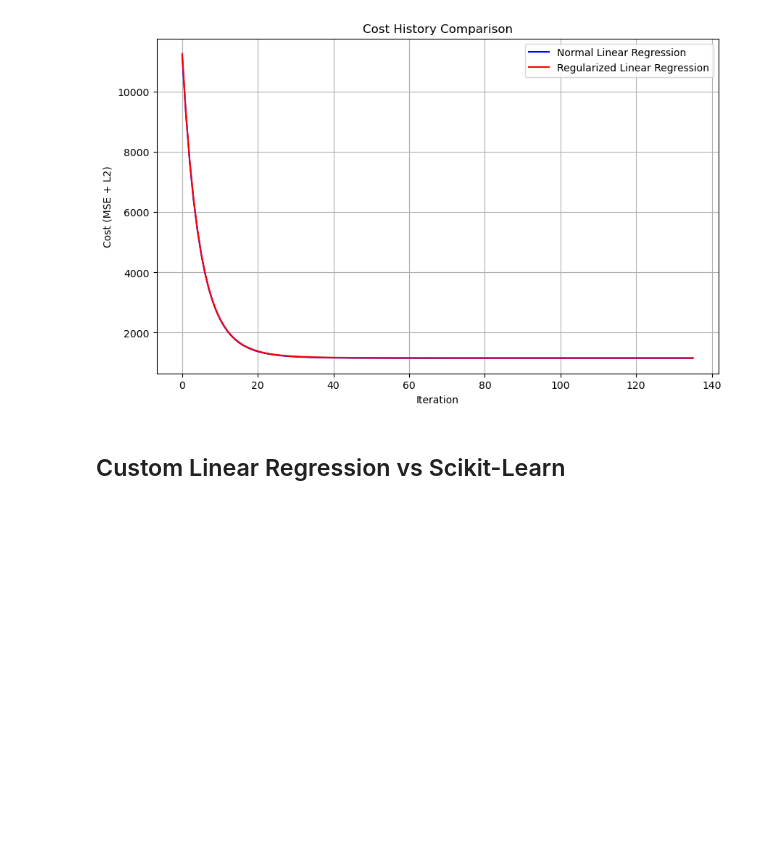
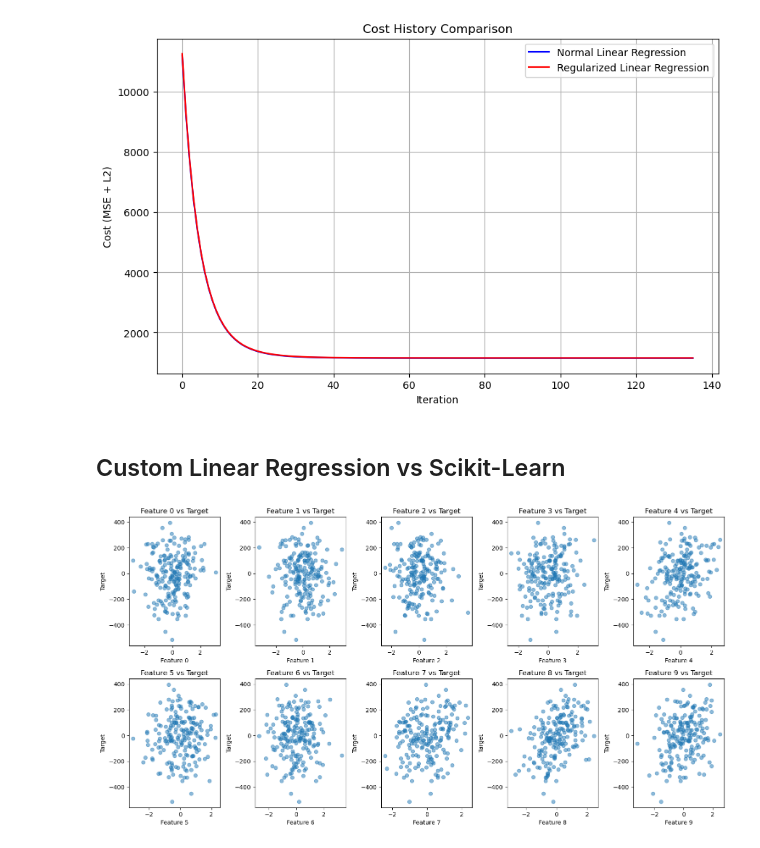
Before and after one commit to Proenca13/AI_Logistic-Linear_Regression, a Jupyter notebook: model_validation.ipynb, the cells around one changed output. Drawn from its saved outputs; the diff is of its cells as text; code cells hidden in the pictures; blank space fills up the shorter version.

Commit message:
Custom Linear Regression vs Scikit-Learn

```diff
--- a/model_validation.ipynb
+++ b/model_validation.ipynb
@@ -382,3 +381,27 @@ plt.show()
 [figure]
 # %% [markdown]
 ## Custom Linear Regression vs Scikit-Learn
+# %%
+X, y= make_regression(
+    n_samples= 1000,
+    n_features= 10,
+    noise= 50,
+    random_state=42
+)
+# %%
+n_features = X.shape[1]
+
+
+plt.figure(figsize=(15, 15))
+
+for i in range(n_features):
+    plt.subplot(4, 5, i+1)
+    plt.scatter(X_chall[:, i], y_chall, alpha=0.5)
+    plt.xlabel(f"Feature {i}")
+    plt.ylabel("Target")
+    plt.title(f"Feature {i} vs Target")
+
+plt.tight_layout()
+plt.show()
+# %% [output]
+[figure, added]
```
Also changed, not shown: parts of 6 cells of this notebook.
